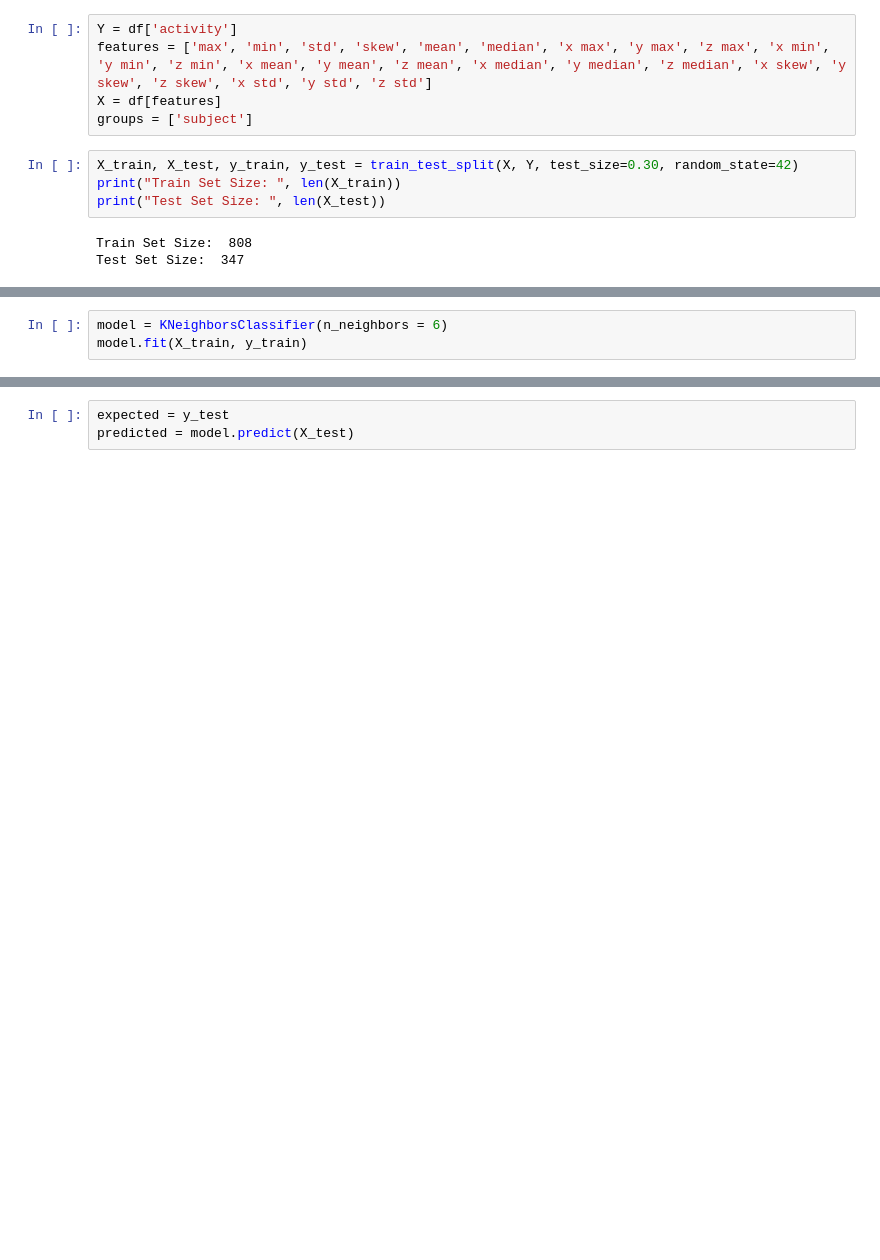
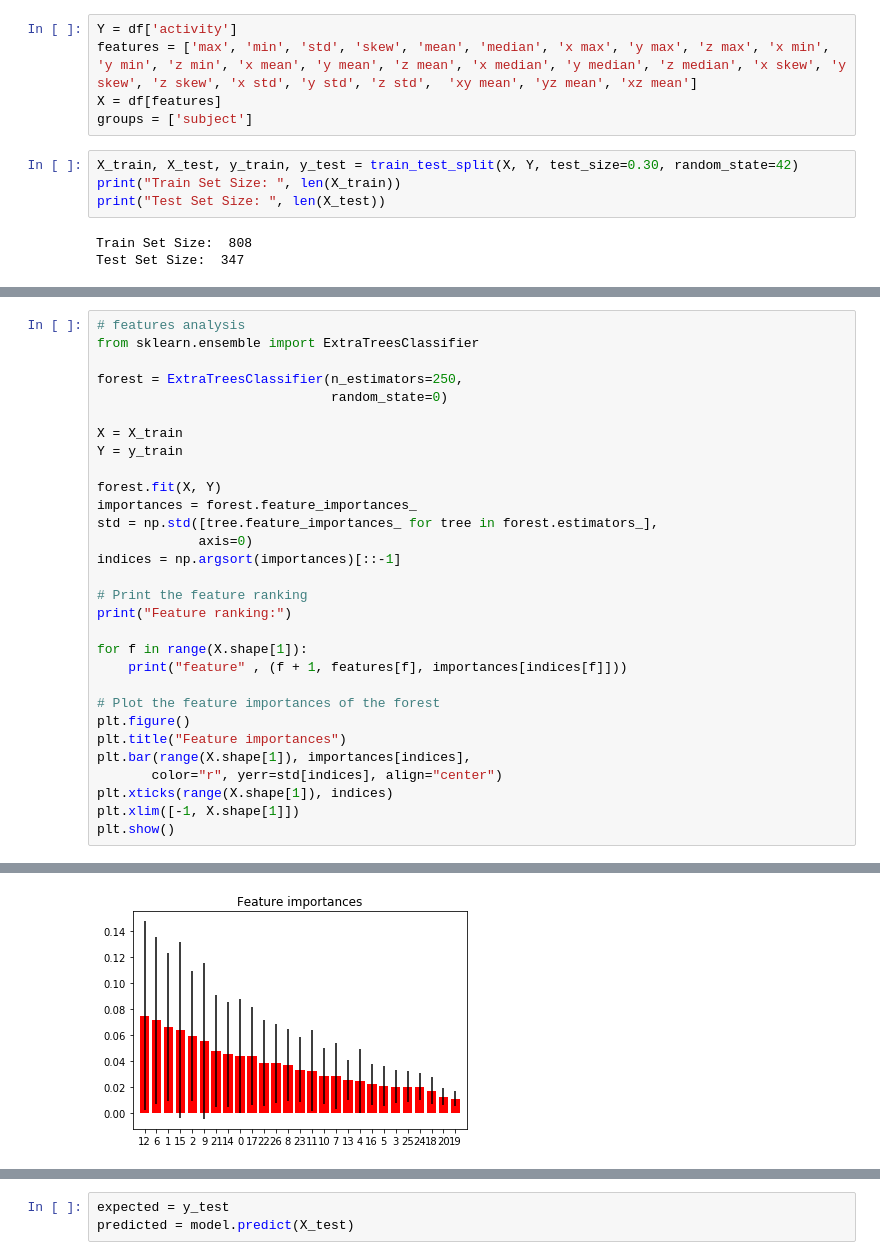
Before and after one commit to dsaffo/ToddlerActivityRecognition, a Jupyter notebook: Toddler Activity Recognition.ipynb, the cells around one changed output, grey strips where cells are left out. Saved outputs shown, nothing was run; the diff lists cells and outputs as text; blank space fills up the shorter version.

```diff
--- a/Toddler Activity Recognition.ipynb
+++ b/Toddler Activity Recognition.ipynb
@@ -35,6 +35,6 @@ df.head()
 # %%
 Y = df['activity']
-features = ['max', 'min', 'std', 'skew', 'mean', 'median', 'x max', 'y max', 'z max', 'x min', 'y min', 'z min', 'x mean', 'y mean', 'z mean', 'x median', 'y median', 'z median', 'x skew', 'y skew', 'z skew', 'x std', 'y std', 'z std']
+features = ['max', 'min', 'std', 'skew', 'mean', 'median', 'x max', 'y max', 'z max', 'x min', 'y min', 'z min', 'x mean', 'y mean', 'z mean', 'x median', 'y median', 'z median', 'x skew', 'y skew', 'z skew', 'x std', 'y std', 'z std',  'xy mean', 'yz mean', 'xz mean']
 X = df[features]
 groups = ['subject']
 # %%
@@ -68,3 +46,0 @@ plt.show()
-# %%
-model = KNeighborsClassifier(n_neighbors = 6)
-model.fit(X_train, y_train)
@@ -122,0 +47,31 @@ Confusion matrix
+# %%
+# features analysis
+from sklearn.ensemble import ExtraTreesClassifier
+
+forest = ExtraTreesClassifier(n_estimators=250,
+                              random_state=0)
+
+X = X_train
+Y = y_train
+
+forest.fit(X, Y)
+importances = forest.feature_importances_
+std = np.std([tree.feature_importances_ for tree in forest.estimators_],
+             axis=0)
+indices = np.argsort(importances)[::-1]
+
+# Print the feature ranking
+print("Feature ranking:")
+
+for f in range(X.shape[1]):
+    print("feature" , (f + 1, features[f], importances[indices[f]]))
+
+# Plot the feature importances of the forest
+plt.figure()
+plt.title("Feature importances")
+plt.bar(range(X.shape[1]), importances[indices],
+       color="r", yerr=std[indices], align="center")
+plt.xticks(range(X.shape[1]), indices)
+plt.xlim([-1, X.shape[1]])
+plt.show()
+# %% [output]
@@ -122,0 +95 @@ Confusion matrix
+[figure, added]
```
Also changed, not shown: parts of 16 cells of this notebook, 4 other files.
